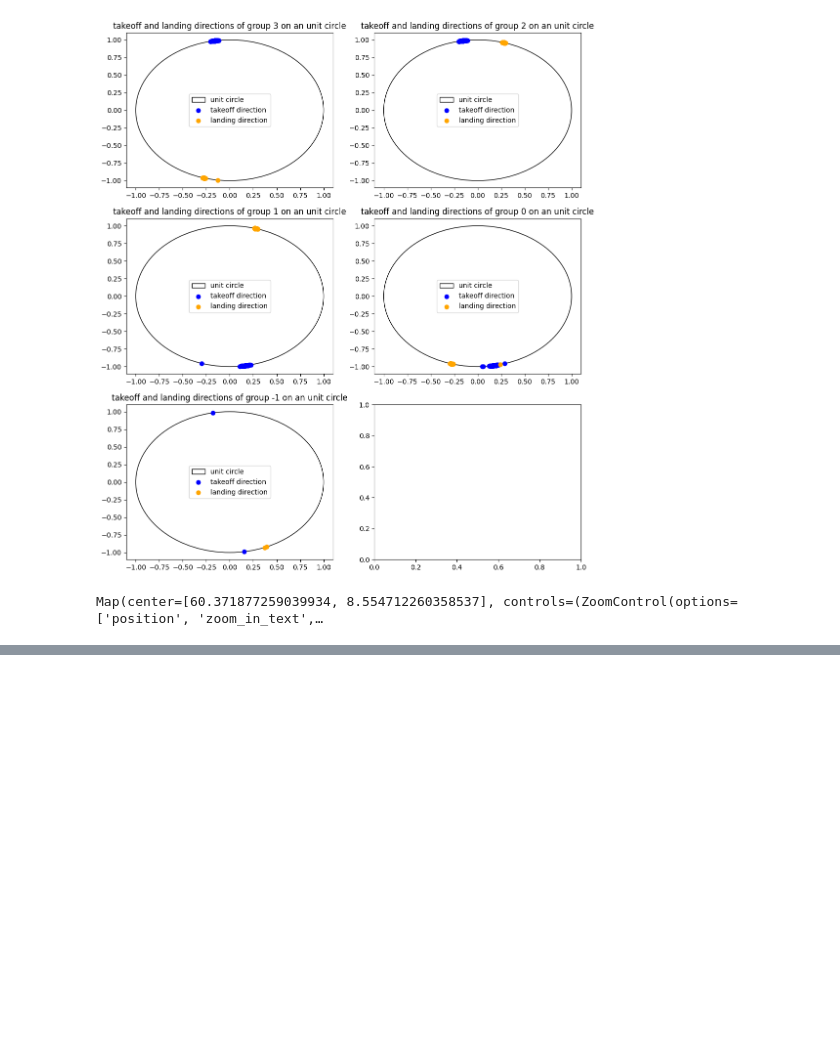
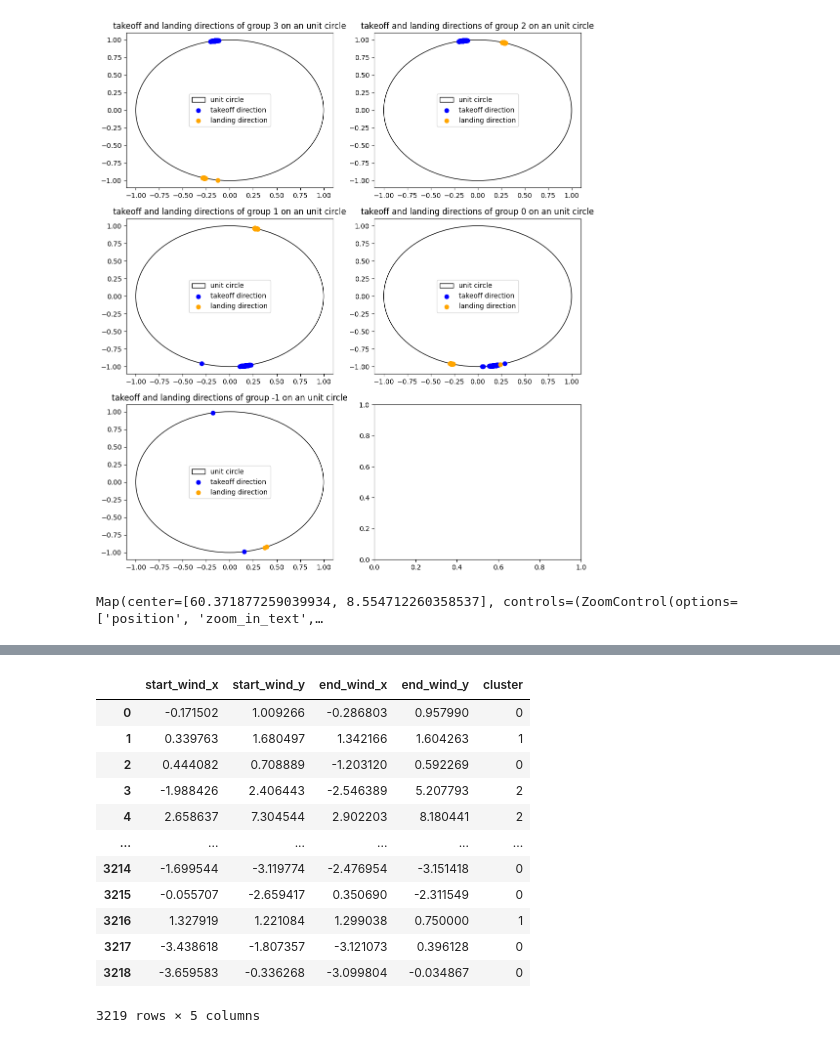
Before and after one commit to tobbensol/masters-thesis, a Jupyter notebook: cluser_by_direction.ipynb, the cells around one changed output, grey strips where cells are left out. Drawn from its saved outputs; the diff is of its cells as text; code cells hidden in the pictures; blank space fills up the shorter version.

```diff
--- a/cluser_by_direction.ipynb
+++ b/cluser_by_direction.ipynb
@@ -198,0 +169,6 @@ Map(center=[60.38827731600647, 8.447399852137403], controls=(ZoomControl(options
+# %%
+from functions.data_processing import prepare_wind_data
+from functions.data_loading import get_wind_direction
+
+gardermoen = get_wind_direction("GARDERMOEN")
+wind_data = prepare_wind_data(gardermoen)
@@ -198,0 +192,26 @@ Map(center=[60.38827731600647, 8.447399852137403], controls=(ZoomControl(options
+# %%
+merged_start = pd.merge(wind_data, labeled_dataset, how="right", left_on="time", right_on="start_time")
+merged_end = pd.merge(wind_data, labeled_dataset, how="right", left_on="time", right_on="end_time")
+final_dataset = pd.DataFrame({
+    'start_wind_x': merged_start['x'],
+    'start_wind_y': merged_start['y'],
+    'end_wind_x': merged_end['x'],
+    'end_wind_y': merged_end['y'],
+    'cluster': labeled_dataset['cluster']
+})
+# %%
+final_dataset
+# %% [output]
+|  | start_wind_x | start_wind_y | end_wind_x | end_wind_y | cluster |
+| 0 | -0.171502 | 1.009266 | -0.286803 | 0.957990 | 0 |
+| 1 | 0.339763 | 1.680497 | 1.342166 | 1.604263 | 1 |
+| 2 | 0.444082 | 0.708889 | -1.203120 | 0.592269 | 0 |
+| 3 | -1.988426 | 2.406443 | -2.546389 | 5.207793 | 2 |
+| 4 | 2.658637 | 7.304544 | 2.902203 | 8.180441 | 2 |
+| ... | ... | ... | ... | ... | ... |
+| 3214 | -1.699544 | -3.119774 | -2.476954 | -3.151418 | 0 |
+| 3215 | -0.055707 | -2.659417 | 0.350690 | -2.311549 | 0 |
+| 3216 | 1.327919 | 1.221084 | 1.299038 | 0.750000 | 1 |
+| 3217 | -3.438618 | -1.807357 | -3.121073 | 0.396128 | 0 |
+| 3218 | -3.659583 | -0.336268 | -3.099804 | -0.034867 | 0 |
+3219 rows × 5 columns
```
Also changed, not shown: parts of 24 cells of this notebook, 2 other files.
